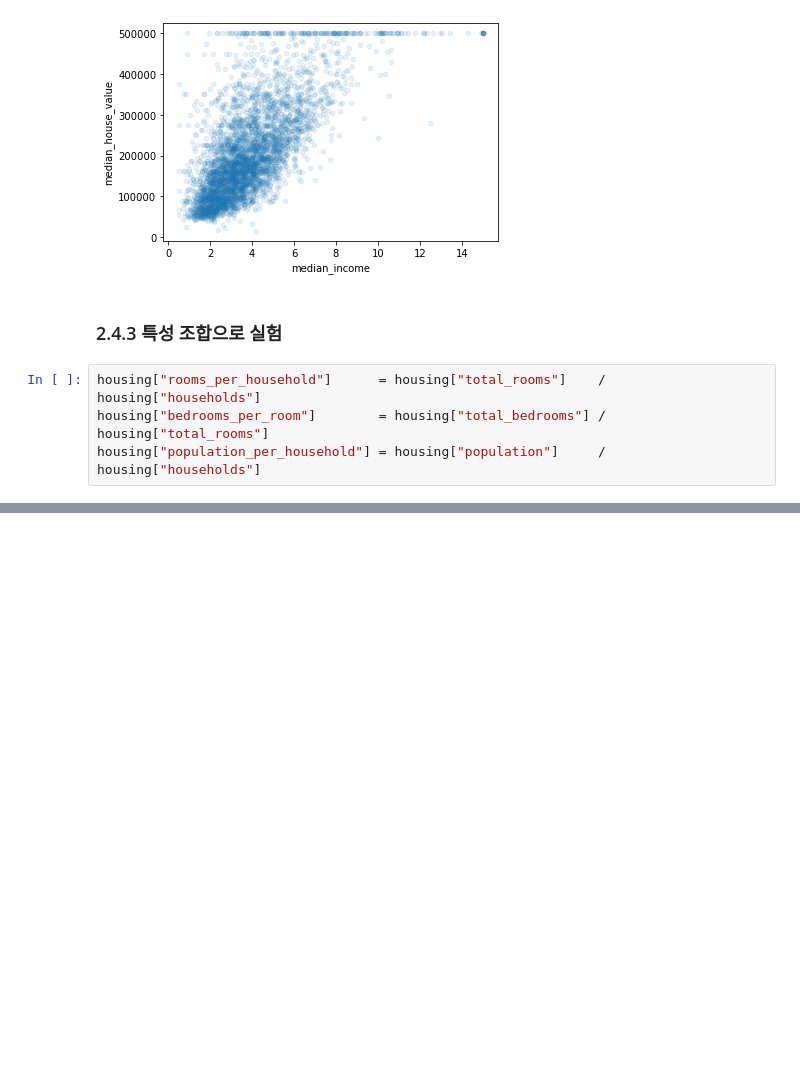
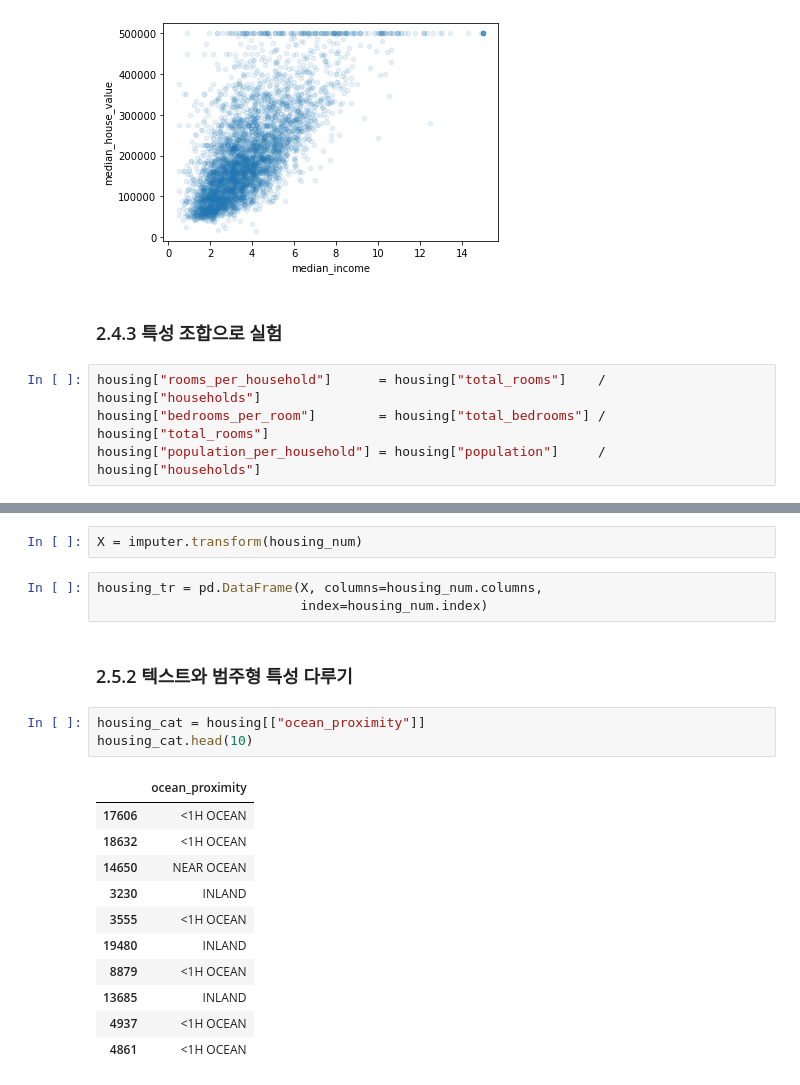
Before and after one commit to vallisneria/hknu4-artificial-intelligence, a Jupyter notebook: Chapter02_03/housing.ipynb, the cells around one changed output, grey strips where cells are left out. Saved outputs shown, nothing was run; the diff lists cells and outputs as text; blank space fills up the shorter version.

```diff
--- a/Chapter02_03/housing.ipynb
+++ b/Chapter02_03/housing.ipynb
@@ -213,0 +292,22 @@ housing["population_per_household"] = housing["population"]     / housing["house
+# %%
+X = imputer.transform(housing_num)
+# %%
+housing_tr = pd.DataFrame(X, columns=housing_num.columns,
+                          index=housing_num.index)
+# %% [markdown]
+### 2.5.2 텍스트와 범주형 특성 다루기
+# %%
+housing_cat = housing[["ocean_proximity"]]
+housing_cat.head(10)
+# %% [output]
+|  | ocean_proximity |
+| 17606 | <1H OCEAN |
+| 18632 | <1H OCEAN |
+| 14650 | NEAR OCEAN |
+| 3230 | INLAND |
+| 3555 | <1H OCEAN |
+| 19480 | INLAND |
+| 8879 | <1H OCEAN |
+| 13685 | INLAND |
+| 4937 | <1H OCEAN |
+| 4861 | <1H OCEAN |
```
Also changed, not shown: parts of 45 cells of this notebook.
